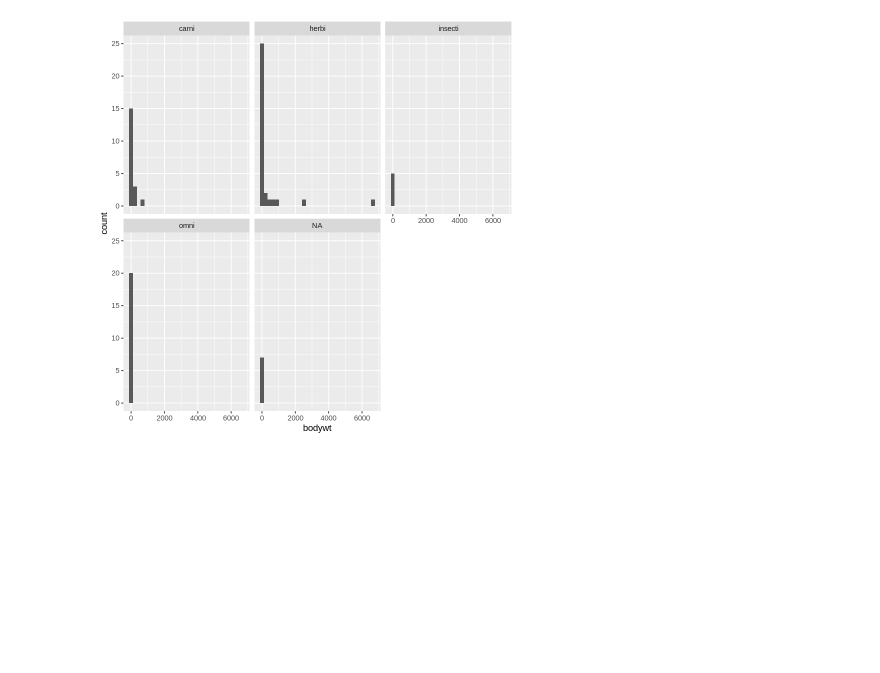
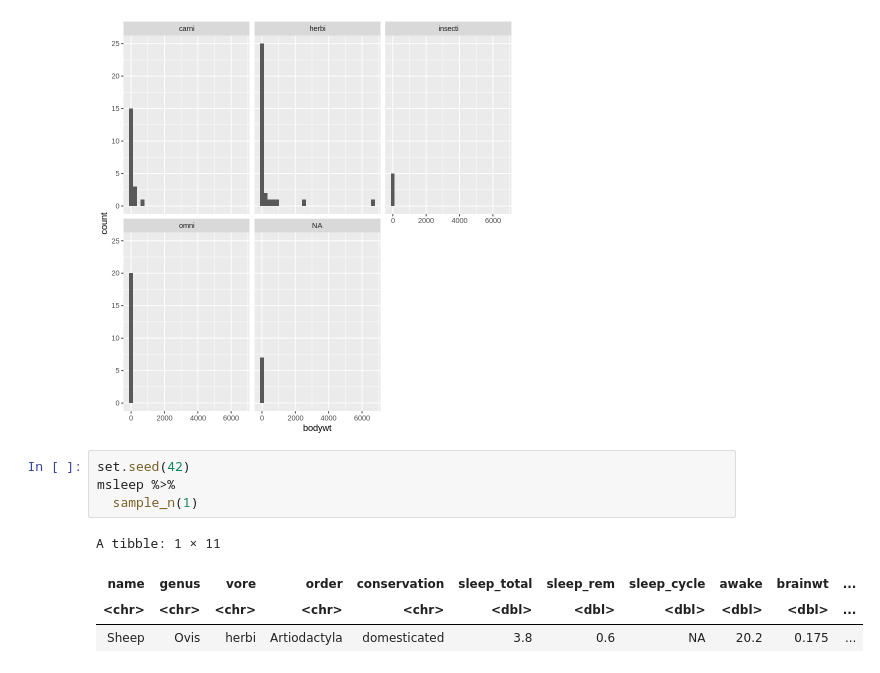
Before and after one commit to polaroidz/polaroidz, a Jupyter notebook: Statistics_in_R.ipynb, the cells around one changed output. Cells and saved outputs as stored; diff of their text form; blank space fills up the shorter version.

```diff
--- a/Statistics_in_R.ipynb
+++ b/Statistics_in_R.ipynb
@@ -149,3 +137,12 @@ ggplot(msleep, aes(x = bodywt)) +
 # %% [output]
 `stat_bin()` using `bins = 30`. Pick better value with `binwidth`.
 [figure]
+# %%
+set.seed(42)
+msleep %>%
+  sample_n(1)
+# %% [output]
+A tibble: 1 × 11
+| name | genus | vore | order | conservation | sleep_total | sleep_rem | sleep_cycle | awake | brainwt | ... |
+| <chr> | <chr> | <chr> | <chr> | <chr> | <dbl> | <dbl> | <dbl> | <dbl> | <dbl> | ... |
+| Sheep | Ovis | herbi | Artiodactyla | domesticated | 3.8 | 0.6 | NA | 20.2 | 0.175 | ... |
```
Also changed, not shown: parts of 12 cells of this notebook.
